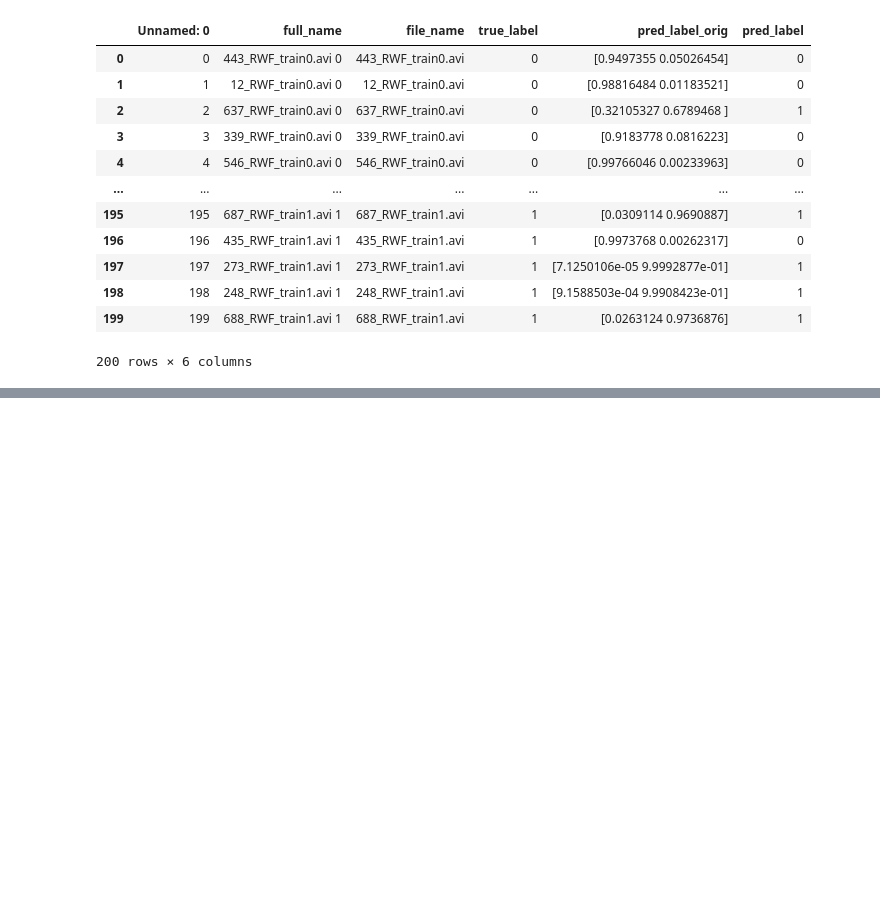
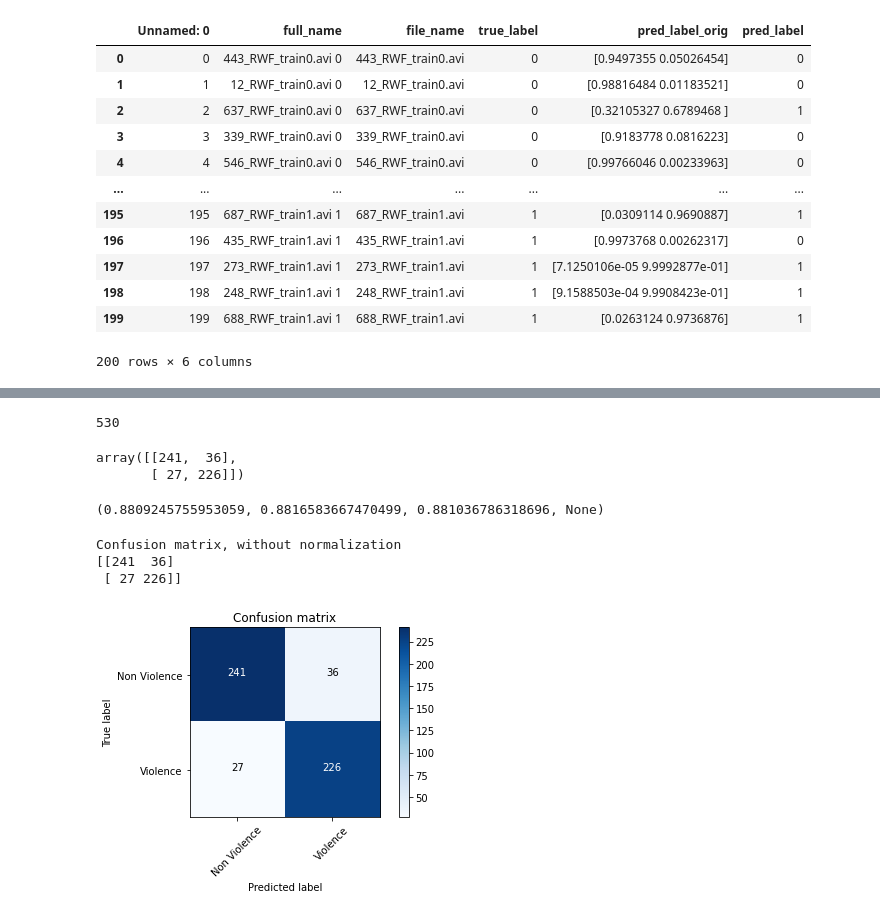
Before and after one commit to phapnm/Violence-Recognition, a Jupyter notebook: metrics.ipynb, the cells around one changed output, grey strips where cells are left out. Saved outputs shown, nothing was run; the diff lists cells and outputs as text; code cells hidden in the pictures; blank space fills up the shorter version.

```diff
--- a/metrics.ipynb
+++ b/metrics.ipynb
@@ -62,0 +178,3 @@ Confusion matrix, without normalization
+# %%
+df_ds3_w_rwf_model = pd.read_csv('dataset3_test_pred_w_rwf_model.csv')
+df_ds3_w_rwf_model
@@ -62,0 +195,23 @@ Confusion matrix, without normalization
+# %%
+true_label_ds3_w_rwf_model = df_ds3_w_rwf_model['true_label'].tolist()
+pred_label_ds3_w_rwf_model = df_ds3_w_rwf_model['pred_label'].tolist()
+len(true_label_ds3)
+# %% [output]
+530
+# %%
+cm_ds3_w_rwf_model = confusion_matrix(true_label_ds3_w_rwf_model, pred_label_ds3_w_rwf_model)
+cm_ds3_w_rwf_model
+# %% [output]
+array([[241,  36],
+       [ 27, 226]])
+# %%
+precision_recall_fscore_support(true_label_ds3_w_rwf_model, pred_label_ds3_w_rwf_model, average='macro')
+# %% [output]
+(0.8809245755953059, 0.8816583667470499, 0.881036786318696, None)
+# %%
+plot_confusion_matrix(cm_ds3_w_rwf_model, labels)
+# %% [output]
+Confusion matrix, without normalization
+[[241  36]
+ [ 27 226]]
+[figure, added]
```
Also changed, not shown: parts of 24 cells of this notebook, 11 other files.
